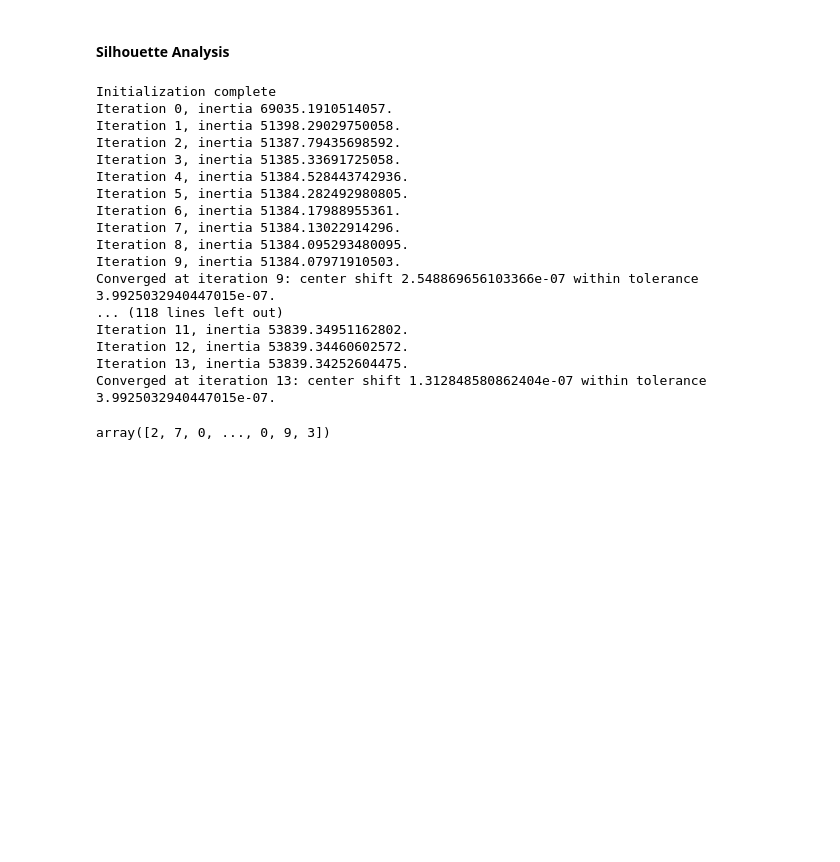
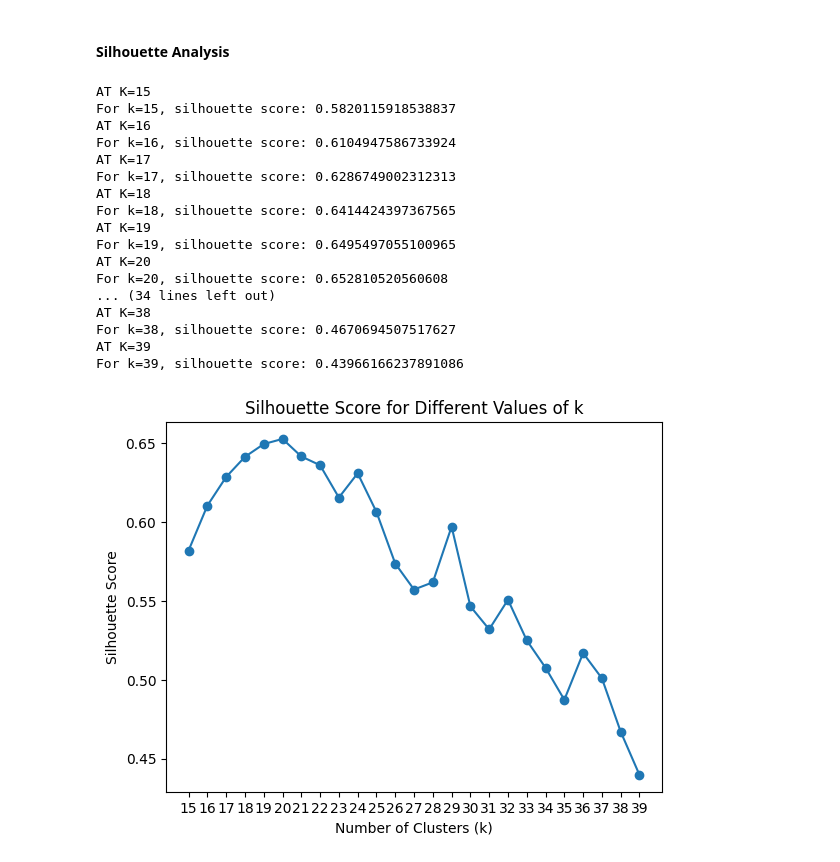
Before and after one commit to furkanakkurt1335/549-term-project, a Jupyter notebook: protein_embeddings/visualize_embeddings.ipynb, the cells around one changed output. Saved outputs shown, nothing was run; the diff lists cells and outputs as text; code cells hidden in the pictures; blank space fills up the shorter version.

```diff
--- a/protein_embeddings/visualize_embeddings.ipynb
+++ b/protein_embeddings/visualize_embeddings.ipynb
@@ -133,36 +133,56 @@ labels = dbscan.fit_predict(vector_list)
 # %%
 from sklearn.cluster import KMeans
 from sklearn.metrics import silhouette_score
+import random
 
+# Generate random indices to sample
+random_indices = np.random.choice(vector_list.shape[0], 35000, replace=False)
+
+# Use the random indices to select rows from the array
+sampled_data = vector_list[random_indices]
 # Define a range of k values
-k_values = range(20,21)
+k_values = range(15,40)
 
 # Initialize lists to store silhouette scores for each k
 silhouette_scores = []
 
 # Iterate over each k value
 for k in k_values:
     # Fit KMeans model
-    kmeans = KMeans(n_clusters=k, random_state=42,verbose=1)
-    cluster_labels = kmeans.fit_predict(vector_list)
+    print(f"AT K={k}")
+    kmeans = KMeans(n_clusters=k, random_state=42,verbose=0,n_init=10)
+    cluster_labels = kmeans.fit_predict(sampled_data)
 
-cluster_labels
+    # Calculate silhouette score
+    silhouette_avg = silhouette_score(sampled_data, cluster_labels)
+    silhouette_scores.append(silhouette_avg)
+
+    # Print silhouette score for each k
+    print(f"For k={k}, silhouette score: {silhouette_avg}")
+
+# Plot the silhouette scores
+plt.plot(k_values, silhouette_scores, marker='o')
+plt.title('Silhouette Score for Different Values of k')
+plt.xlabel('Number of Clusters (k)')
+plt.xticks(k_values)
+plt.ylabel('Silhouette Score')
+plt.show()
 # %% [output]
-Initialization complete
-Iteration 0, inertia 69035.1910514057.
-Iteration 1, inertia 51398.29029750058.
-Iteration 2, inertia 51387.79435698592.
-Iteration 3, inertia 51385.33691725058.
-Iteration 4, inertia 51384.528443742936.
-Iteration 5, inertia 51384.282492980805.
-Iteration 6, inertia 51384.17988955361.
-Iteration 7, inertia 51384.13022914296.
-Iteration 8, inertia 51384.095293480095.
-Iteration 9, inertia 51384.07971910503.
-Converged at iteration 9: center shift 2.548869656103366e-07 within tolerance 3.9925032940447015e-07.
-... (118 lines left out)
-Iteration 11, inertia 53839.34951162802.
-Iteration 12, inertia 53839.34460602572.
-Iteration 13, inertia 53839.34252604475.
-Converged at iteration 13: center shift 1.312848580862404e-07 within tolerance 3.9925032940447015e-07.
+AT K=15
+For k=15, silhouette score: 0.5820115918538837
+AT K=16
+For k=16, silhouette score: 0.6104947586733924
+AT K=17
+For k=17, silhouette score: 0.6286749002312313
+AT K=18
+For k=18, silhouette score: 0.6414424397367565
+AT K=19
+For k=19, silhouette score: 0.6495497055100965
+AT K=20
+For k=20, silhouette score: 0.652810520560608
+... (34 lines left out)
+AT K=38
+For k=38, silhouette score: 0.4670694507517627
+AT K=39
+For k=39, silhouette score: 0.43966166237891086
-array([2, 7, 0, ..., 0, 9, 3])
+[figure, added]
```
Also changed, not shown: parts of 7 cells of this notebook.
